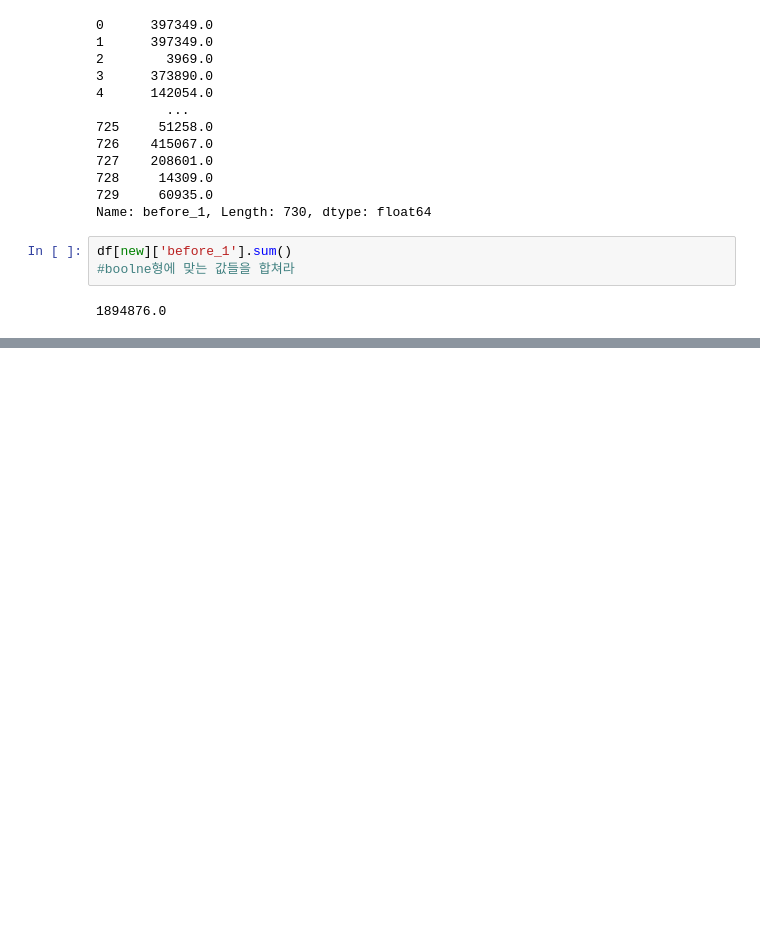
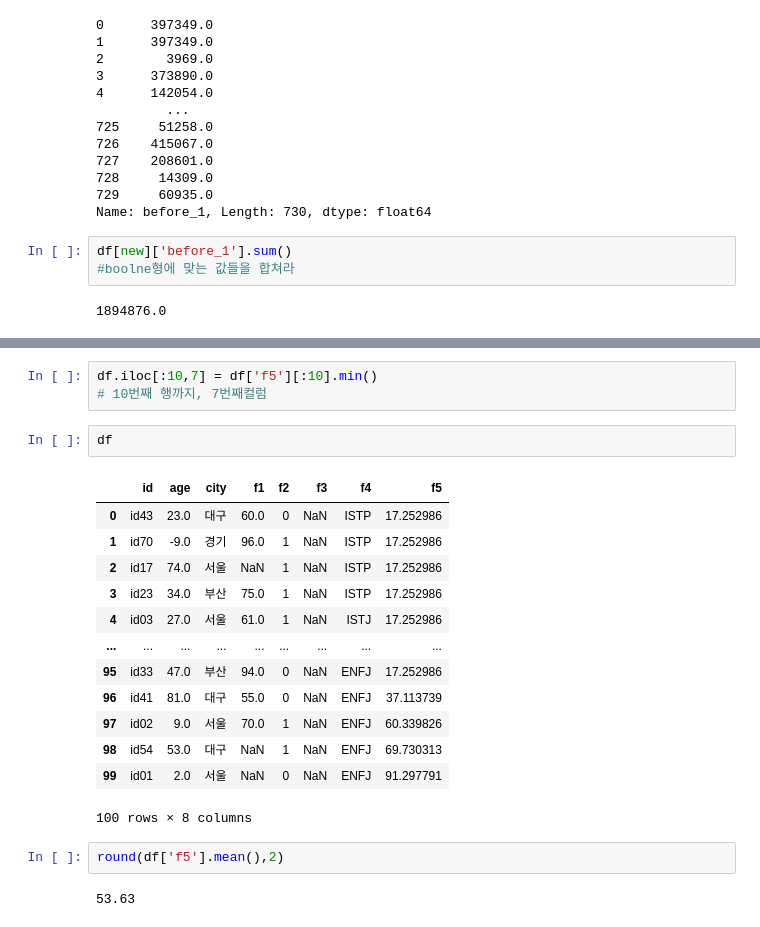
Before and after one commit to joungminhee/bigdata_exam, a Jupyter notebook: big_data3.ipynb, the cells around one changed output, grey strips where cells are left out. Saved outputs shown, nothing was run; the diff lists cells and outputs as text; blank space fills up the shorter version.

```diff
--- a/big_data3.ipynb
+++ b/big_data3.ipynb
@@ -248,0 +357,23 @@ df[new]['before_1'].sum()
+# %%
+df.iloc[:10,7] = df['f5'][:10].min()
+# 10번째 행까지, 7번째컬럼
+# %%
+df
+# %% [output]
+|  | id | age | city | f1 | f2 | f3 | f4 | f5 |
+| 0 | id43 | 23.0 | 대구 | 60.0 | 0 | NaN | ISTP | 17.252986 |
+| 1 | id70 | -9.0 | 경기 | 96.0 | 1 | NaN | ISTP | 17.252986 |
+| 2 | id17 | 74.0 | 서울 | NaN | 1 | NaN | ISTP | 17.252986 |
+| 3 | id23 | 34.0 | 부산 | 75.0 | 1 | NaN | ISTP | 17.252986 |
+| 4 | id03 | 27.0 | 서울 | 61.0 | 1 | NaN | ISTJ | 17.252986 |
+| ... | ... | ... | ... | ... | ... | ... | ... | ... |
+| 95 | id33 | 47.0 | 부산 | 94.0 | 0 | NaN | ENFJ | 17.252986 |
+| 96 | id41 | 81.0 | 대구 | 55.0 | 0 | NaN | ENFJ | 37.113739 |
+| 97 | id02 | 9.0 | 서울 | 70.0 | 1 | NaN | ENFJ | 60.339826 |
+| 98 | id54 | 53.0 | 대구 | NaN | 1 | NaN | ENFJ | 69.730313 |
+| 99 | id01 | 2.0 | 서울 | NaN | 0 | NaN | ENFJ | 91.297791 |
+100 rows × 8 columns
+# %%
+round(df['f5'].mean(),2)
+# %% [output]
+53.63
```
Also changed, not shown: parts of 20 cells of this notebook.
